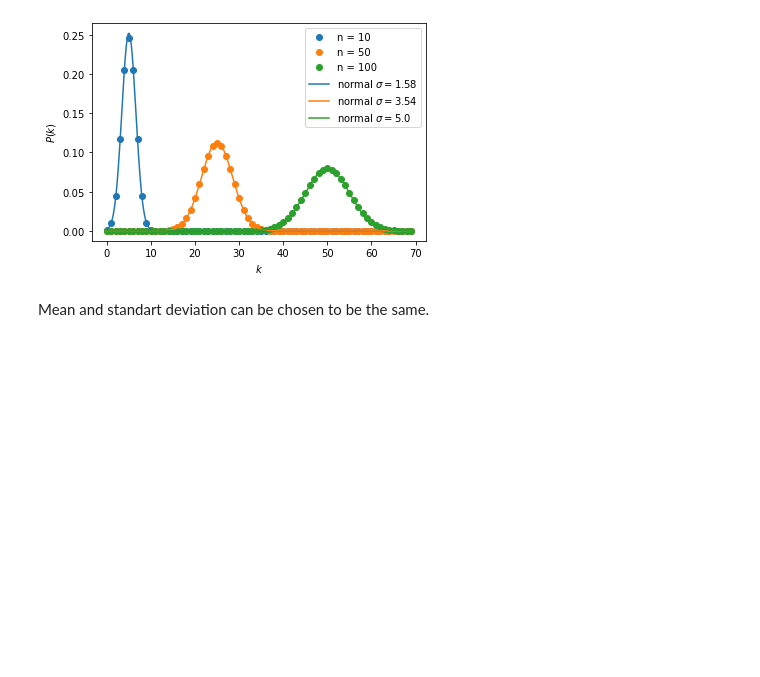
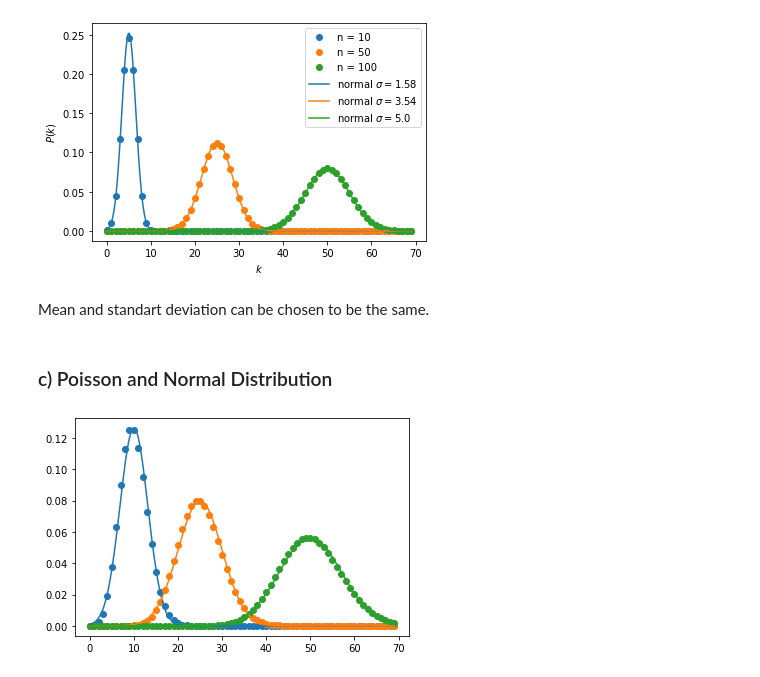
Before and after one commit to leoole100/Computerphysik2, a Jupyter notebook: blatt02/sheet02.ipynb, the cells around one changed output. Saved outputs shown, nothing was run; the diff lists cells and outputs as text; code cells hidden in the pictures; blank space fills up the shorter version.

```diff
--- a/blatt02/1.ipynb
+++ b/blatt02/sheet02.ipynb
@@ -108,3 +123,32 @@ plt.show()
 [figure]
 # %% [markdown]
 Mean and standart deviation can be chosen to be the same.
+# %% [markdown]
+### c) Poisson and Normal Distribution
+# %%
+# plot the poisson and normal distribution
+
+k = range(70)
+
+n = [10, 25, 50]
+
+for i in n:
+	plt.plot(k, stats.poisson.pmf(k, i), "o",
+		label='n = {}'.format(i)
+	)
+
+
+# plot the normal distribution
+k = np.linspace(0, max(k), 300)
+sigma = stats.poisson.std(i)
+
+plt.gca().set_prop_cycle(None) # reset the colors
+for i in n:
+	sigma = stats.poisson.std(i)
+	plt.plot(k, stats.norm.pdf(k, i, sigma),
+		label='normal $\sigma = {}$'.format(round(sigma, 2))
+	)
+
+plt.show()
+# %% [output]
+[figure, added]
```
Also changed, not shown: parts of 20 cells of this notebook, 1 other file.
